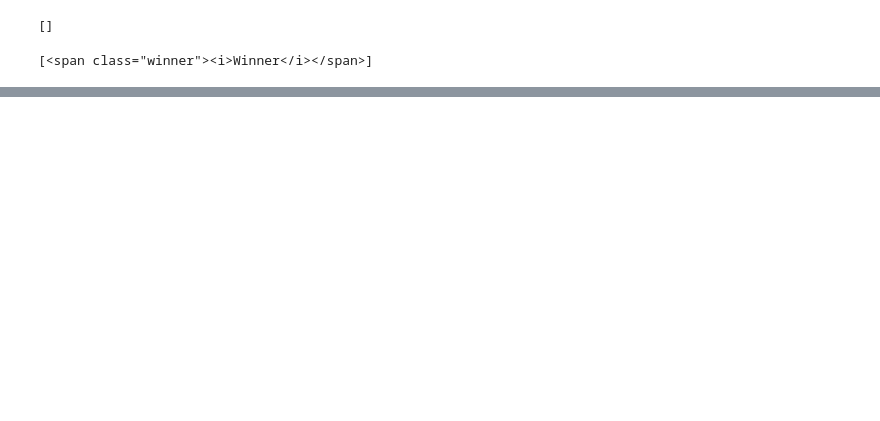
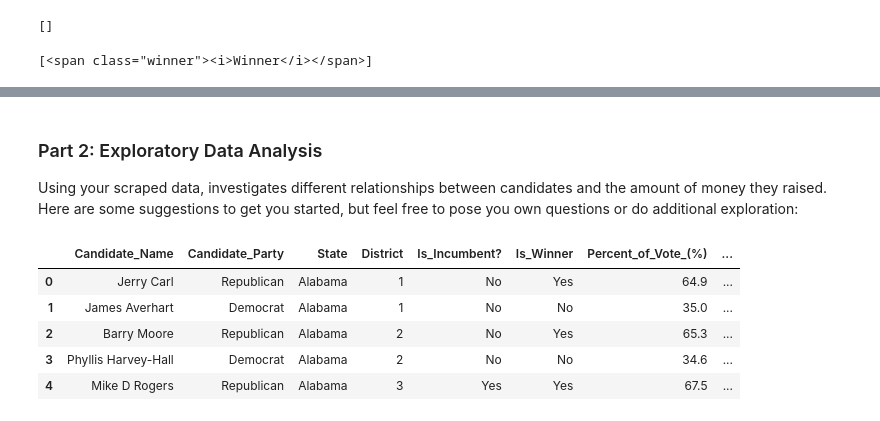
Before and after one commit to ballir27/webscraping-open-secrets-2020-US-House-Elections, a Jupyter notebook: notebooks/jd_webscraping_open_secrets.ipynb, the cells around one changed output, grey strips where cells are left out. Cells and saved outputs as stored; diff of their text form; code cells hidden in the pictures; blank space fills up the shorter version.

Commit message:
worked through part 2

```diff
--- a/notebooks/jd_webscraping_open_secrets.ipynb
+++ b/notebooks/jd_webscraping_open_secrets.ipynb
@@ -173,0 +294,3 @@ Presentations will take place on Saturday, 10/21 at noon.
+# %% [markdown]
+### Part 2: Exploratory Data Analysis
+Using your scraped data, investigates different relationships between candidates and the amount of money they raised. Here are some suggestions to get you started, but feel free to pose you own questions or do additional exploration:
@@ -173,0 +301,10 @@ Presentations will take place on Saturday, 10/21 at noon.
+# %%
+candidates_2020 = pd.read_csv('../data/full_candidate_info.csv')
+candidates_2020.head()
+# %% [output]
+|  | Candidate_Name | Candidate_Party | State | District | Is_Incumbent? | Is_Winner | Percent_of_Vote_(%) | ... |
+| 0 | Jerry Carl | Republican | Alabama | 1 | No | Yes | 64.9 | ... |
+| 1 | James Averhart | Democrat | Alabama | 1 | No | No | 35.0 | ... |
+| 2 | Barry Moore | Republican | Alabama | 2 | No | Yes | 65.3 | ... |
+| 3 | Phyllis Harvey-Hall | Democrat | Alabama | 2 | No | No | 34.6 | ... |
+| 4 | Mike D Rogers | Republican | Alabama | 3 | Yes | Yes | 67.5 | ... |
```
Also changed, not shown: parts of 36 cells of this notebook.
